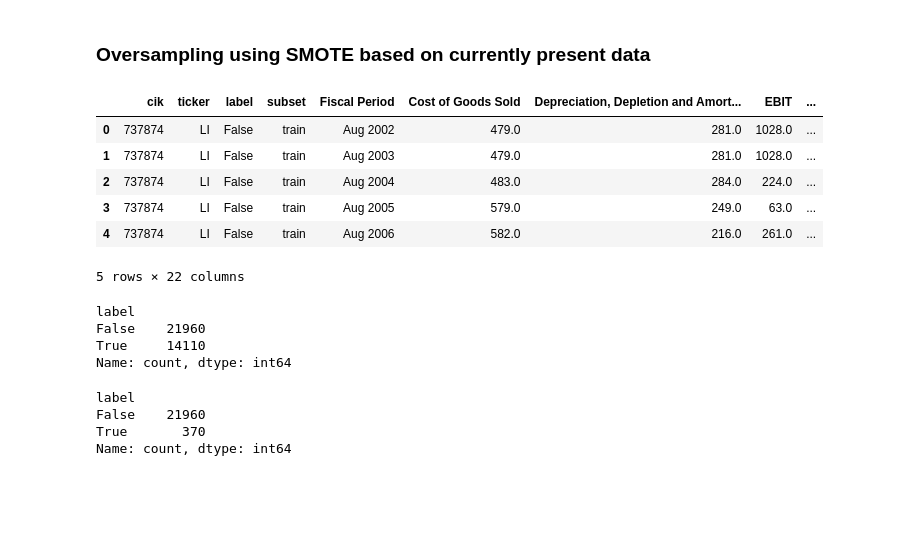
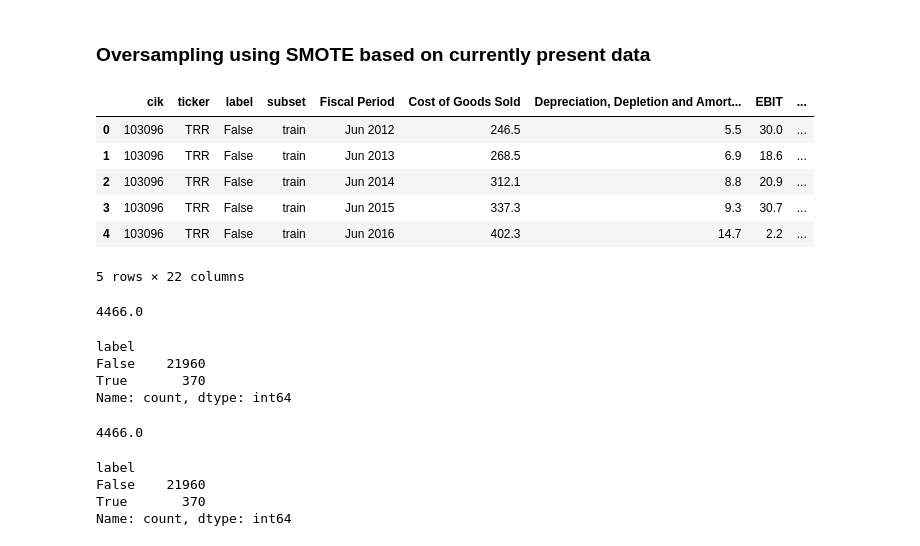
Before and after one commit to grepoz/bankruptcy-prophet, a Jupyter notebook: dataset/dataset-syntetic-oversampling.ipynb, the cells around one changed output. Saved outputs shown, nothing was run; the diff lists cells and outputs as text; code cells hidden in the pictures; blank space fills up the shorter version.

```diff
--- a/dataset/dataset-syntetic-oversampling.ipynb
+++ b/dataset/dataset-syntetic-oversampling.ipynb
@@ -8,25 +8,30 @@ warnings.filterwarnings('ignore')
 # %% [markdown]
 ### Oversampling using SMOTE based on currently present data
 # %%
-financial_dataset = pd.read_csv('bankrupt_companies_with_17variables_5years_split_version5_complete.csv')
+financial_dataset = pd.read_csv('numerical_dataset_version5_original.csv')
 financial_dataset.head()
 # %% [output]
 |  | cik | ticker | label | subset | Fiscal Period | Cost of Goods Sold | Depreciation, Depletion and Amort... | EBIT | ... |
-| 0 | 737874 | LI | False | train | Aug 2002 | 479.0 | 281.0 | 1028.0 | ... |
-| 1 | 737874 | LI | False | train | Aug 2003 | 479.0 | 281.0 | 1028.0 | ... |
-| 2 | 737874 | LI | False | train | Aug 2004 | 483.0 | 284.0 | 224.0 | ... |
-| 3 | 737874 | LI | False | train | Aug 2005 | 579.0 | 249.0 | 63.0 | ... |
-| 4 | 737874 | LI | False | train | Aug 2006 | 582.0 | 216.0 | 261.0 | ... |
+| 0 | 103096 | TRR | False | train | Jun 2012 | 246.5 | 5.5 | 30.0 | ... |
+| 1 | 103096 | TRR | False | train | Jun 2013 | 268.5 | 6.9 | 18.6 | ... |
+| 2 | 103096 | TRR | False | train | Jun 2014 | 312.1 | 8.8 | 20.9 | ... |
+| 3 | 103096 | TRR | False | train | Jun 2015 | 337.3 | 9.3 | 30.7 | ... |
+| 4 | 103096 | TRR | False | train | Jun 2016 | 402.3 | 14.7 | 2.2 | ... |
 5 rows × 22 columns
 # %%
+print(len(financial_dataset)/5)
 financial_dataset['label'].value_counts()
 # %% [output]
-label
-False    21960
-True     14110
-Name: count, dtype: int64
+4466.0
+label
+False    21960
+True       370
+Name: count, dtype: int64
 # %%
 financial_dataset_original = financial_dataset[~financial_dataset['Fiscal Period'].isna()]
+len(financial_dataset_original)/5
+# %% [output]
+4466.0
 # %%
 financial_dataset_original['label'].value_counts()
 # %% [output]
```
Also changed, not shown: parts of 10 cells of this notebook, 8 other files.
